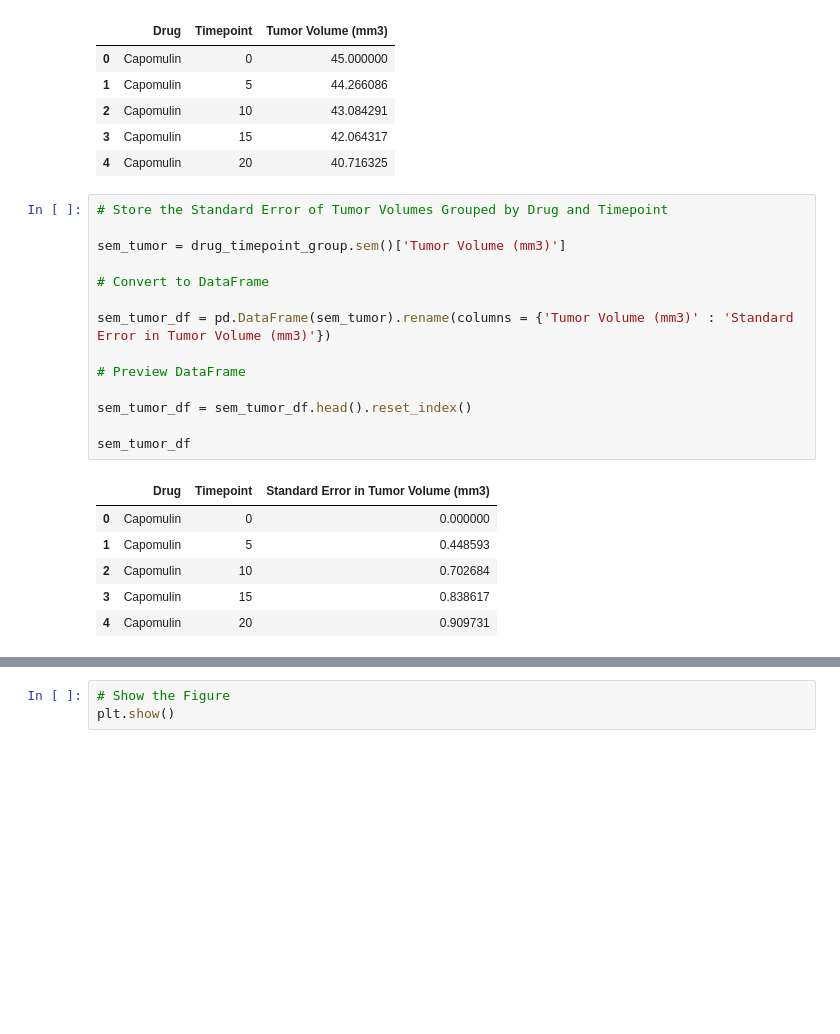
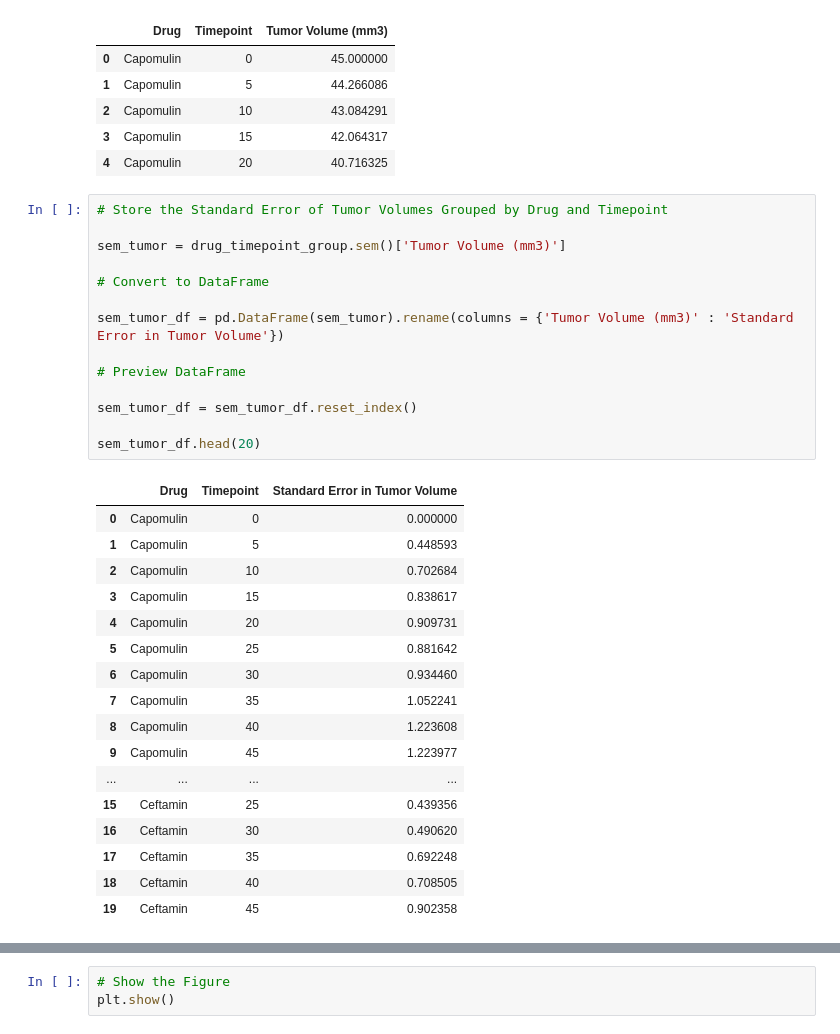
Before and after one commit to pgupta321/Data-Analytics-Course, a Jupyter notebook: Homeworks/Matplotlib/05-Matplotlib_Homework_Pymaceuticals_pymaceuticals_starter.ipynb, the cells around one changed output, grey strips where cells are left out. Saved outputs shown, nothing was run; the diff lists cells and outputs as text; blank space fills up the shorter version.

```diff
--- a/Homeworks/Matplotlib/05-Matplotlib_Homework_Pymaceuticals_pymaceuticals_starter.ipynb
+++ b/Homeworks/Matplotlib/05-Matplotlib_Homework_Pymaceuticals_pymaceuticals_starter.ipynb
@@ -61,22 +61,33 @@ mean_tumor_volume_df.head()
 # %%
 # Store the Standard Error of Tumor Volumes Grouped by Drug and Timepoint
 
 sem_tumor = drug_timepoint_group.sem()['Tumor Volume (mm3)']
 
 # Convert to DataFrame
 
-sem_tumor_df = pd.DataFrame(sem_tumor).rename(columns = {'Tumor Volume (mm3)' : 'Standard Error in Tumor Volume (mm3)'})
+sem_tumor_df = pd.DataFrame(sem_tumor).rename(columns = {'Tumor Volume (mm3)' : 'Standard Error in Tumor Volume'})
 
 # Preview DataFrame
 
-sem_tumor_df = sem_tumor_df.head().reset_index()
+sem_tumor_df = sem_tumor_df.reset_index()
 
-sem_tumor_df
+sem_tumor_df.head(20)
 # %% [output]
-|  | Drug | Timepoint | Standard Error in Tumor Volume (mm3) |
+|  | Drug | Timepoint | Standard Error in Tumor Volume |
 | 0 | Capomulin | 0 | 0.000000 |
 | 1 | Capomulin | 5 | 0.448593 |
 | 2 | Capomulin | 10 | 0.702684 |
 | 3 | Capomulin | 15 | 0.838617 |
 | 4 | Capomulin | 20 | 0.909731 |
+| 5 | Capomulin | 25 | 0.881642 |
+| 6 | Capomulin | 30 | 0.934460 |
+| 7 | Capomulin | 35 | 1.052241 |
+| 8 | Capomulin | 40 | 1.223608 |
+| 9 | Capomulin | 45 | 1.223977 |
+| ... | ... | ... | ... |
+| 15 | Ceftamin | 25 | 0.439356 |
+| 16 | Ceftamin | 30 | 0.490620 |
+| 17 | Ceftamin | 35 | 0.692248 |
+| 18 | Ceftamin | 40 | 0.708505 |
+| 19 | Ceftamin | 45 | 0.902358 |
 # %%
```
Also changed, not shown: parts of 10 cells of this notebook, 3 other files.
